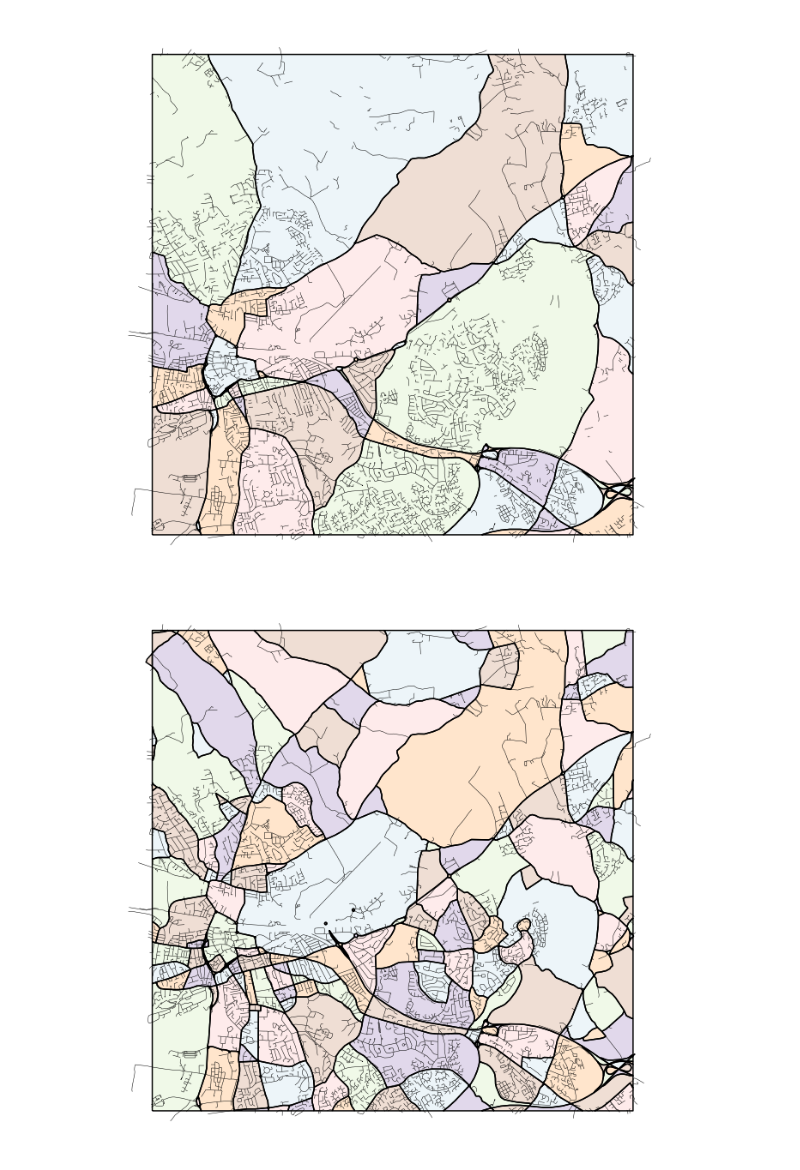
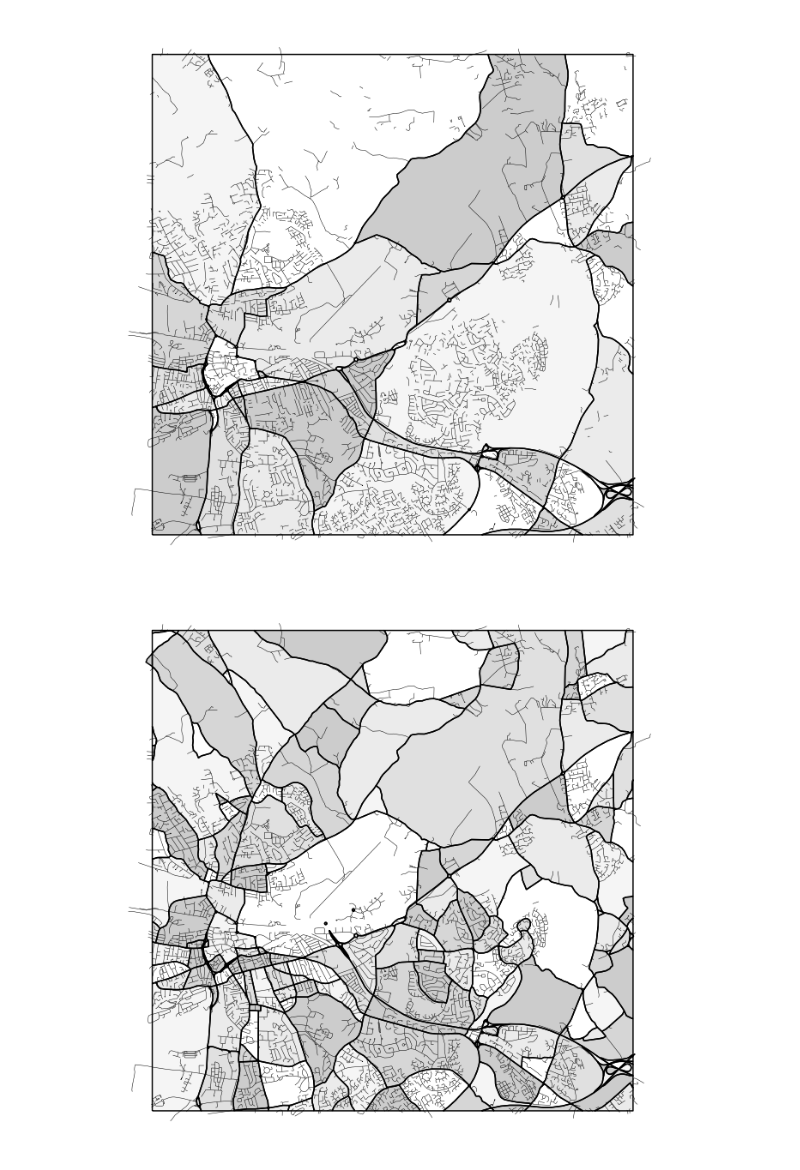
Before and after one commit to peterprescott/a1-dissertation, a Jupyter notebook: code/09Sep_06/B03_Tiles.ipynb, the cells around one changed output. Saved outputs shown, nothing was run; the diff lists cells and outputs as text; code cells hidden in the pictures.

Commit message:
Use monochrome colours for tessellating tiles

```diff
--- a/code/09Sep_06/B03_Tiles.ipynb
+++ b/code/09Sep_06/B03_Tiles.ipynb
@@ -42,13 +42,13 @@ ax.set_axis_off()
 p_roads = db.intersects('roads', p.geometry)
 p_buffered_roads = db.within('roads', p.geometry.buffer(1000))
 # %%
-motorways = p_roads.loc[p_roads.roadFunction == 'Motorway']
-a_roads = p_roads.loc[p_roads.roadFunction == 'A Road']
-b_roads = p_roads.loc[p_roads.roadFunction == 'B Road']
-minor_roads = p_roads.loc[p_roads.roadFunction == 'Minor Road']
-local_road = p_roads.loc[p_roads.roadFunction == 'Local Road']
-access_road = p_roads.loc[p_roads.roadFunction == 'Local Access Road']
-restricted = p_roads.loc[p_roads.roadFunction == 'Restricted Local Access Road']
+motorways = p_roads.loc[p_roads.road_function == 'Motorway']
+a_roads = p_roads.loc[p_roads.road_function == 'A Road']
+b_roads = p_roads.loc[p_roads.road_function == 'B Road']
+minor_roads = p_roads.loc[p_roads.road_function == 'Minor Road']
+local_road = p_roads.loc[p_roads.road_function == 'Local Road']
+access_road = p_roads.loc[p_roads.road_function == 'Local Access Road']
+restricted = p_roads.loc[p_roads.road_function == 'Restricted Local Access Road']
 # %%
 fig, ax = plt.subplots(figsize=(12,12))
 p_buffered_roads.plot(color='grey', linewidth=0.5, ax=ax, alpha=1)
@@ -113,13 +113,13 @@ tiles3 = tessellate([gpd.GeoDataFrame(geometry=gpd.GeoSeries(p.geometry.boundary
 # %%
 tiles = tiles3
 tiles['c'] = greedy(tiles)
 
 fig, ax = plt.subplots(figsize=(12,12))
 tiles.geometry.boundary.plot(ax=ax, color='k')
-tiles.plot('c', cmap='Paired', ax=ax, alpha=0.2)
+tiles.plot('c', cmap='binary', ax=ax, alpha=0.2)
 local_road.plot(ax=ax, color='black', linewidth=0.5)
 access_road.plot(ax=ax, color='black', linewidth=0.5)
 restricted.plot(ax=ax, color='black', linewidth=0.5)
 ax.set_axis_off()
 # %% [output]
-[figure, old version]
+[figure, new version]
```
Also changed, not shown: parts of 2 cells of this notebook.
